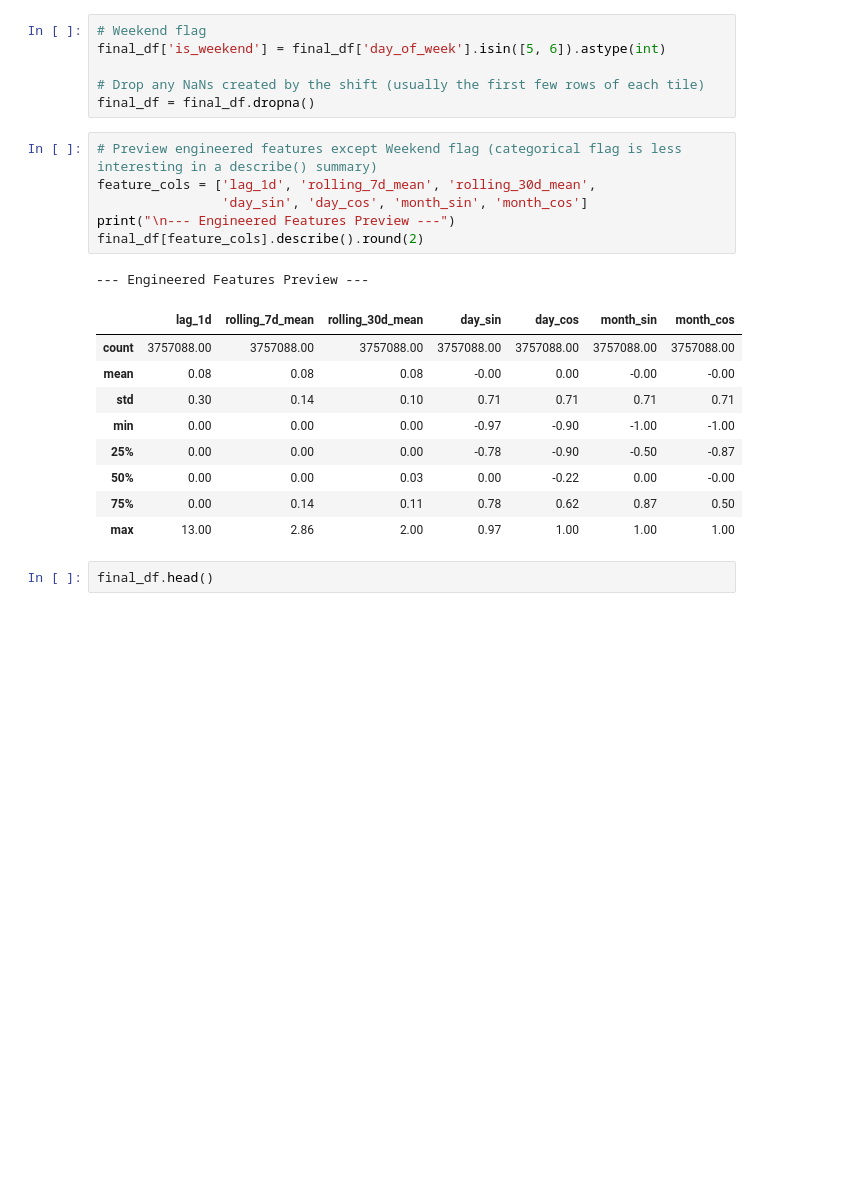
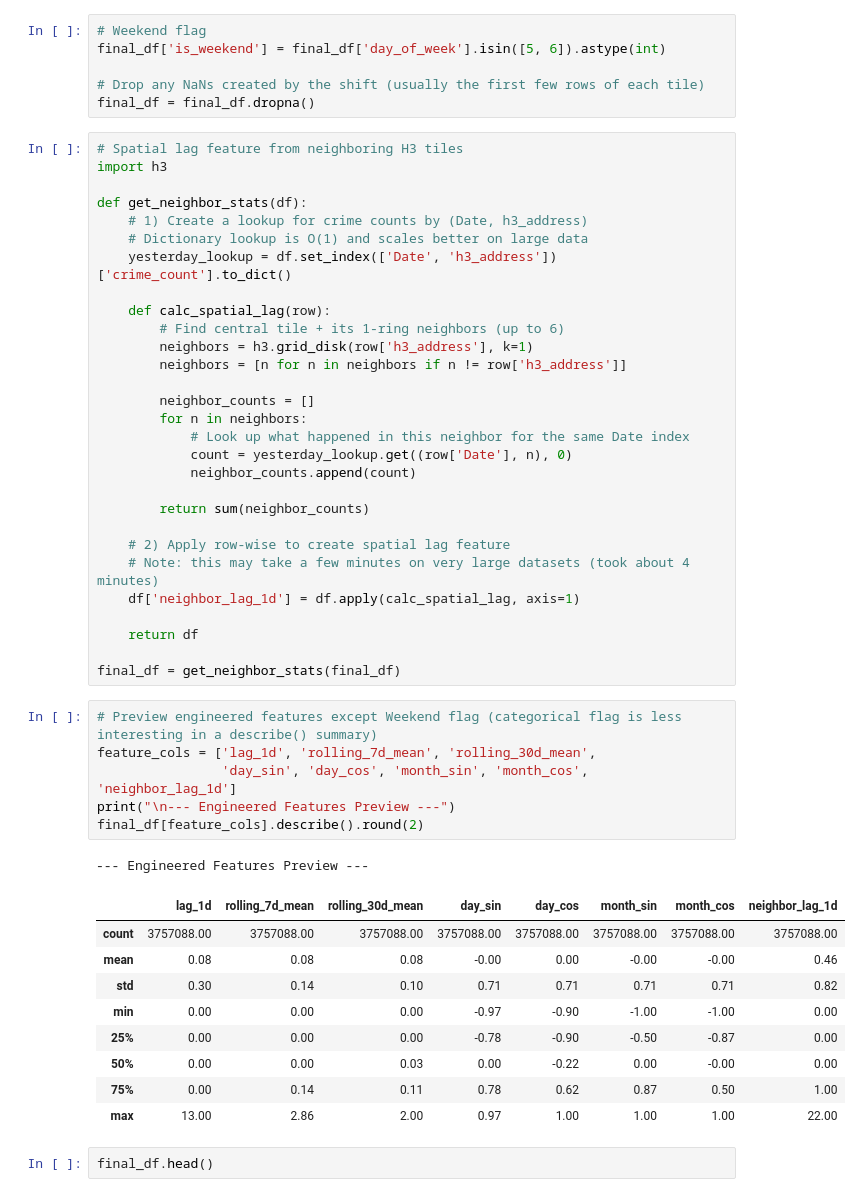
Before and after one commit to e1548423/Team23_IT5006_Predictive_Policing_AY2526Sem2, a Jupyter notebook: ML/Model/Crime_Prediction_Training (Violent Crime).ipynb, the cells around one changed output. Cells and saved outputs as stored; diff of their text form; blank space fills up the shorter version.

```diff
--- a/ML/Model/Crime_Prediction_Training (Violent Crime).ipynb
+++ b/ML/Model/Crime_Prediction_Training (Violent Crime).ipynb
@@ -467,23 +467,52 @@ final_df['is_weekend'] = final_df['day_of_week'].isin([5, 6]).astype(int)
 
 # Drop any NaNs created by the shift (usually the first few rows of each tile)
 final_df = final_df.dropna()
+# %%
+# Spatial lag feature from neighboring H3 tiles
+import h3
+
+def get_neighbor_stats(df):
+    # 1) Create a lookup for crime counts by (Date, h3_address)
+    # Dictionary lookup is O(1) and scales better on large data
+    yesterday_lookup = df.set_index(['Date', 'h3_address'])['crime_count'].to_dict()
+
+    def calc_spatial_lag(row):
+        # Find central tile + its 1-ring neighbors (up to 6)
+        neighbors = h3.grid_disk(row['h3_address'], k=1)
+        neighbors = [n for n in neighbors if n != row['h3_address']]
+
+        neighbor_counts = []
+        for n in neighbors:
+            # Look up what happened in this neighbor for the same Date index
+            count = yesterday_lookup.get((row['Date'], n), 0)
+            neighbor_counts.append(count)
+
+        return sum(neighbor_counts)
+
+    # 2) Apply row-wise to create spatial lag feature
+    # Note: this may take a few minutes on very large datasets (took about 4 minutes)
+    df['neighbor_lag_1d'] = df.apply(calc_spatial_lag, axis=1)
+
+    return df
+
+final_df = get_neighbor_stats(final_df)
 # %%
 # Preview engineered features except Weekend flag (categorical flag is less interesting in a describe() summary)
 feature_cols = ['lag_1d', 'rolling_7d_mean', 'rolling_30d_mean',
-                'day_sin', 'day_cos', 'month_sin', 'month_cos']
+                'day_sin', 'day_cos', 'month_sin', 'month_cos', 'neighbor_lag_1d']
 print("\n--- Engineered Features Preview ---")
 final_df[feature_cols].describe().round(2)
 # %% [output]
 --- Engineered Features Preview ---
-|  | lag_1d | rolling_7d_mean | rolling_30d_mean | day_sin | day_cos | month_sin | month_cos |
-| count | 3757088.00 | 3757088.00 | 3757088.00 | 3757088.00 | 3757088.00 | 3757088.00 | 3757088.00 |
-| mean | 0.08 | 0.08 | 0.08 | -0.00 | 0.00 | -0.00 | -0.00 |
-| std | 0.30 | 0.14 | 0.10 | 0.71 | 0.71 | 0.71 | 0.71 |
-| min | 0.00 | 0.00 | 0.00 | -0.97 | -0.90 | -1.00 | -1.00 |
-| 25% | 0.00 | 0.00 | 0.00 | -0.78 | -0.90 | -0.50 | -0.87 |
-| 50% | 0.00 | 0.00 | 0.03 | 0.00 | -0.22 | 0.00 | -0.00 |
-| 75% | 0.00 | 0.14 | 0.11 | 0.78 | 0.62 | 0.87 | 0.50 |
-| max | 13.00 | 2.86 | 2.00 | 0.97 | 1.00 | 1.00 | 1.00 |
+|  | lag_1d | rolling_7d_mean | rolling_30d_mean | day_sin | day_cos | month_sin | month_cos | neighbor_lag_1d |
+| count | 3757088.00 | 3757088.00 | 3757088.00 | 3757088.00 | 3757088.00 | 3757088.00 | 3757088.00 | 3757088.00 |
+| mean | 0.08 | 0.08 | 0.08 | -0.00 | 0.00 | -0.00 | -0.00 | 0.46 |
+| std | 0.30 | 0.14 | 0.10 | 0.71 | 0.71 | 0.71 | 0.71 | 0.82 |
+| min | 0.00 | 0.00 | 0.00 | -0.97 | -0.90 | -1.00 | -1.00 | 0.00 |
+| 25% | 0.00 | 0.00 | 0.00 | -0.78 | -0.90 | -0.50 | -0.87 | 0.00 |
+| 50% | 0.00 | 0.00 | 0.03 | 0.00 | -0.22 | 0.00 | -0.00 | 0.00 |
+| 75% | 0.00 | 0.14 | 0.11 | 0.78 | 0.62 | 0.87 | 0.50 | 1.00 |
+| max | 13.00 | 2.86 | 2.00 | 0.97 | 1.00 | 1.00 | 1.00 | 22.00 |
 # %%
 final_df.head()
 # %% [output]
```
Also changed, not shown: parts of 7 cells of this notebook.
